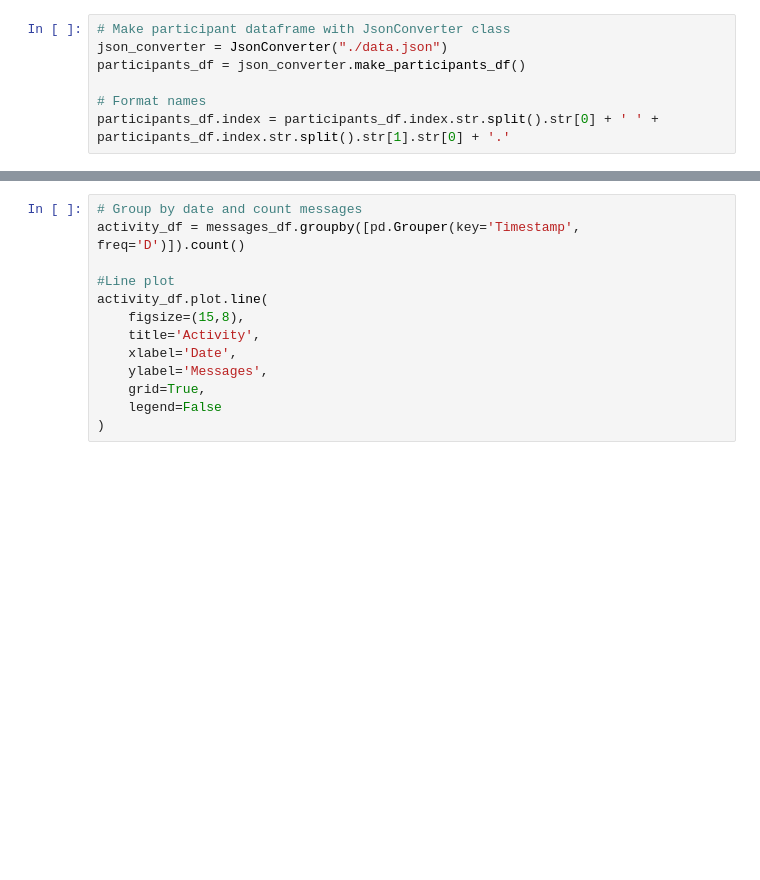
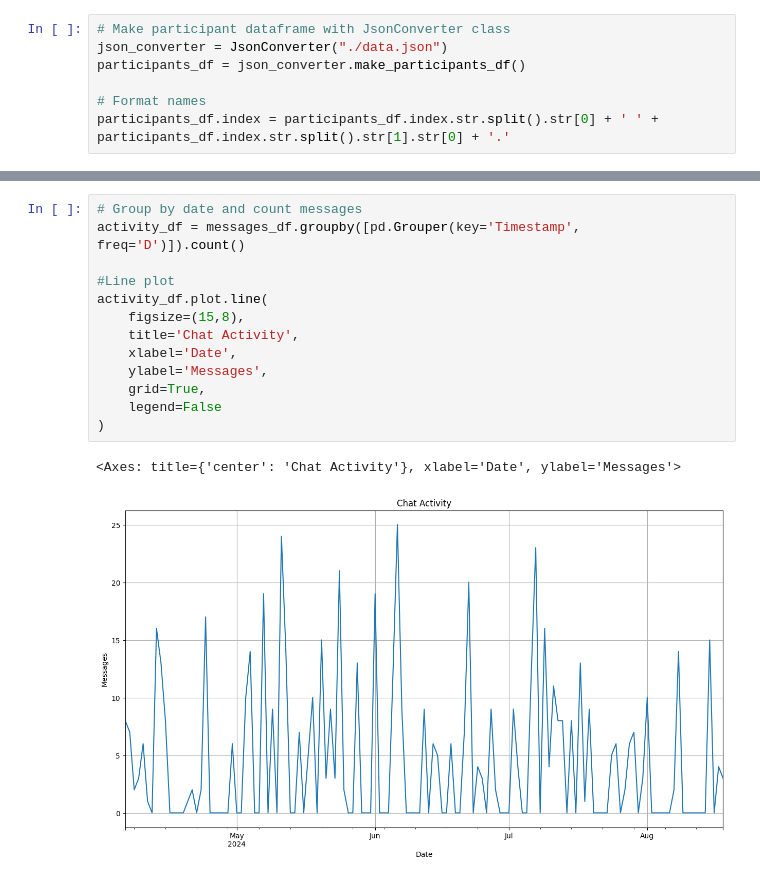
Before and after one commit to GoldenBlue25/chatAnalysis, a Jupyter notebook: analysis.ipynb, the cells around one changed output, grey strips where cells are left out. Drawn from its saved outputs; the diff is of its cells as text; blank space fills up the shorter version.

Commit message:
Display visualizations

```diff
--- a/analysis.ipynb
+++ b/analysis.ipynb
@@ -243,13 +270,16 @@ cumulative_name_counts.plot.line(
 # %%
 # Group by date and count messages
 activity_df = messages_df.groupby([pd.Grouper(key='Timestamp', freq='D')]).count()
 
 #Line plot
 activity_df.plot.line(
     figsize=(15,8),
-    title='Activity',
+    title='Chat Activity',
     xlabel='Date',
     ylabel='Messages',
     grid=True,
     legend=False
 )
+# %% [output]
+<Axes: title={'center': 'Chat Activity'}, xlabel='Date', ylabel='Messages'>
+[figure, added]
```
Also changed, not shown: parts of 11 cells of this notebook.
